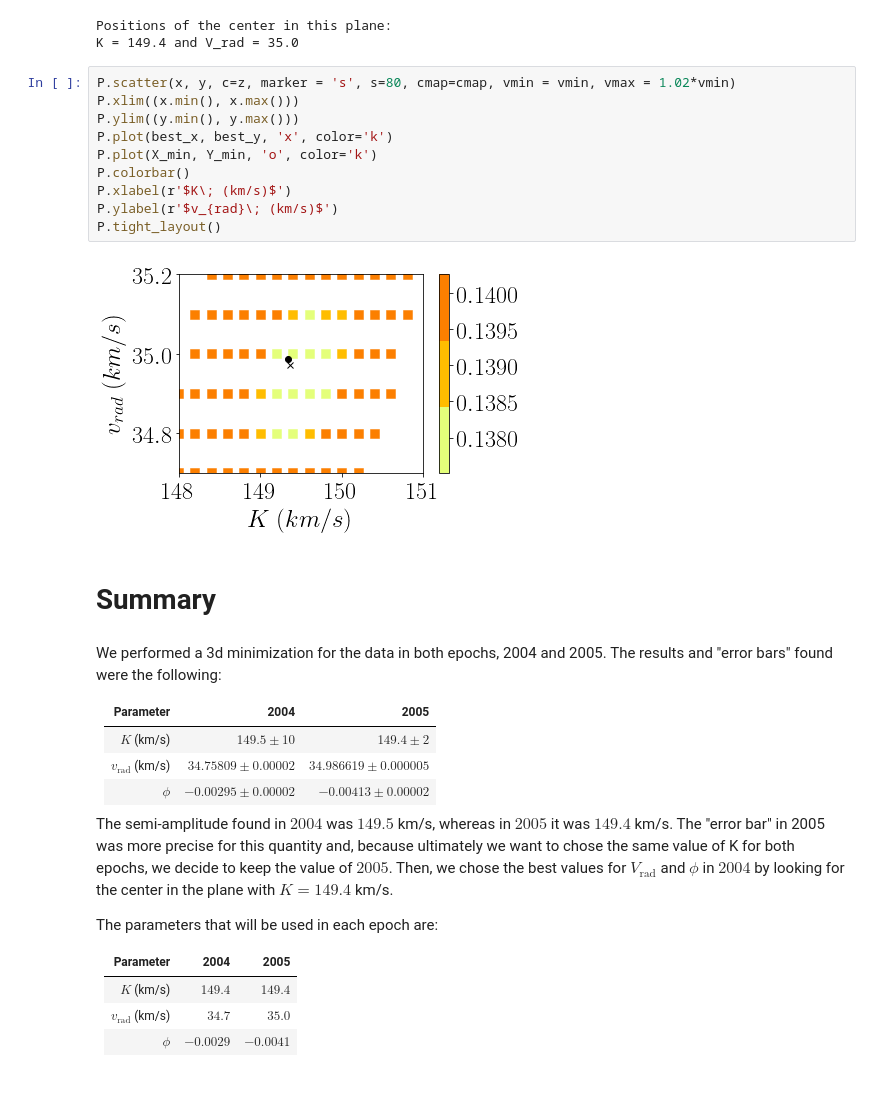
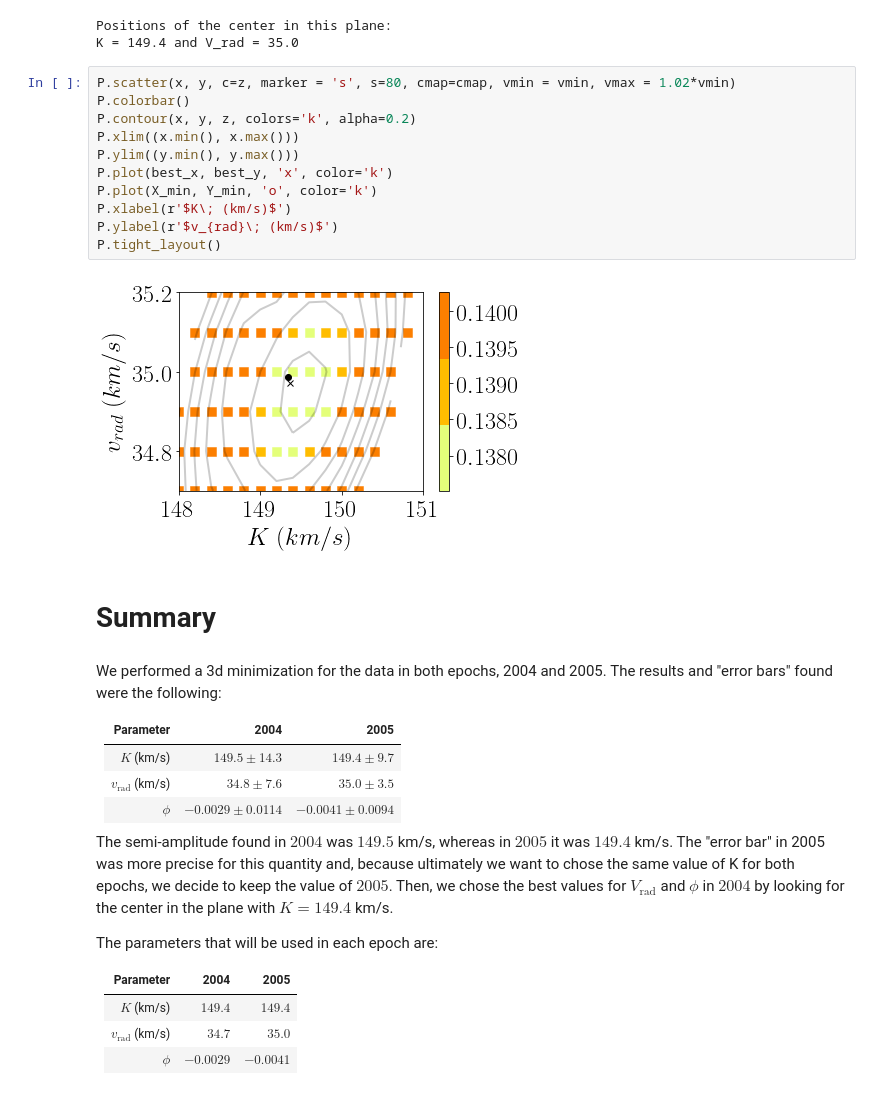
Before and after one commit to bzaire/Reports, a Jupyter notebook: search_3d_params.ipynb, the cells around one changed output. Saved outputs shown, nothing was run; the diff lists cells and outputs as text.

```diff
--- a/search_3d_params.ipynb
+++ b/search_3d_params.ipynb
@@ -437,16 +442,17 @@ Positions of the center in this plane:
 K = 149.4 and V_rad = 35.0
 # %%
 P.scatter(x, y, c=z, marker = 's', s=80, cmap=cmap, vmin = vmin, vmax = 1.02*vmin)
+P.colorbar()
+P.contour(x, y, z, colors='k', alpha=0.2)
 P.xlim((x.min(), x.max()))
 P.ylim((y.min(), y.max()))
 P.plot(best_x, best_y, 'x', color='k')
 P.plot(X_min, Y_min, 'o', color='k')
-P.colorbar()
 P.xlabel(r'$K\; (km/s)$')
 P.ylabel(r'$v_{rad}\; (km/s)$')
 P.tight_layout()
 # %% [output]
-[figure, old version]
+[figure, new version]
 # %% [markdown]
 # Summary
 # %% [markdown]
@@ -454,9 +460,9 @@ We performed a 3d minimization for the data in both epochs, 2004 and 2005. The r
 
 |           Parameter   | 2004                    |  2005                     |
 |              :---:    | :---:                   | :---:                     |
-|$K$ (km/s)             | $149.5 \pm 10$          | $149.4 \pm 2$             |
-|$v_\mathrm{rad}$ (km/s)| $34.75809 \pm 0.00002$  | $34.986619  \pm 0.000005$ |
-|$\phi$                 | $-0.00295 \pm 0.00002$  | $-0.00413 \pm 0.00002$    |
+|$K$ (km/s)             | $149.5 \pm 14.3$          | $149.4 \pm 9.7$             |
+|$v_\mathrm{rad}$ (km/s)| $34.8 \pm 7.6$  | $35.0  \pm 3.5$ |
+|$\phi$                 | $-0.0029 \pm 0.0114$  | $-0.0041 \pm 0.0094$    |
 
 The semi-amplitude found in $2004$ was $149.5$ km/s, whereas in $2005$ it was $149.4$ km/s. The "error bar" in 2005 was more precise for this quantity and, because ultimately we want to chose the same value of K for both epochs, we decide to keep the value of $2005$. Then, we chose the best values for $V_\mathrm{rad}$ and $\phi$ in $2004$ by looking for the center in the plane with $K = 149.4$ km/s.
 
```
Also changed, not shown: parts of 10 cells of this notebook.
